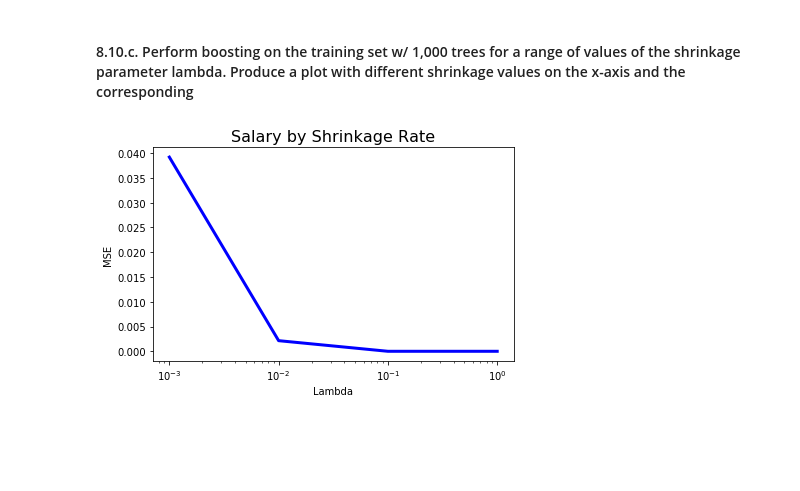
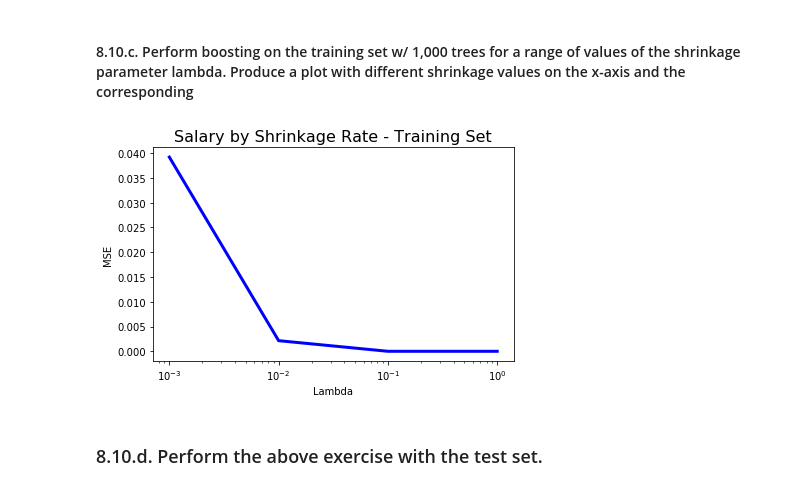
Before and after one commit to Morgan-Sell/islr-labs-exercises-python, a Jupyter notebook: exercises/08_tree_based_methods_exercises.ipynb, the cells around one changed output. Cells and saved outputs as stored; diff of their text form; code cells hidden in the pictures; blank space fills up the shorter version.

```diff
--- a/exercises/08_tree_based_methods_exercises.ipynb
+++ b/exercises/08_tree_based_methods_exercises.ipynb
@@ -439,13 +441,6 @@ X_train
 200 rows × 19 columns
 # %% [markdown]
 #### 8.10.c. Perform boosting on the training set w/ 1,000 trees for a range of values of the shrinkage parameter lambda. Produce a plot with different shrinkage values on the x-axis and the corresponding
-# %%
-shrinkage_values = [.001, .025, .005, .01, .025, .05, .1, .25, .5]
-mses = []
-for i in shrinkage_values:
-    bst = GradientBoostingRegressor(learning_rate=i, n_estimators=1000, random_state=1)
-    bst.fit(X_train, y_train)
-    mses.append(mean_squared_error(y_train, bst.predict(X_train)))
 # %%
 lambda_rng = [0.001, 0.01, 0.1, 1]
 train_mse_arr = []
@@ -458,11 +453,13 @@ for lam in lambda_rng:
 # %%
 fig, ax = plt.subplots(figsize=(6,4))
 
 ax.plot(lambda_rng, train_mse_arr, c='b', linewidth=3)
 ax.set_xscale('log')
-ax.set_title('Salary by Shrinkage Rate', fontsize=16)
+ax.set_title('Salary by Shrinkage Rate - Training Set', fontsize=16)
 ax.set_xlabel('Lambda')
 ax.set_ylabel('MSE')
 fig.tight_layout();
 # %% [output]
-[figure, old version]
+[figure, new version]
+# %% [markdown]
+### 8.10.d. Perform the above exercise with the test set.
```
Also changed, not shown: parts of 12 cells of this notebook.
